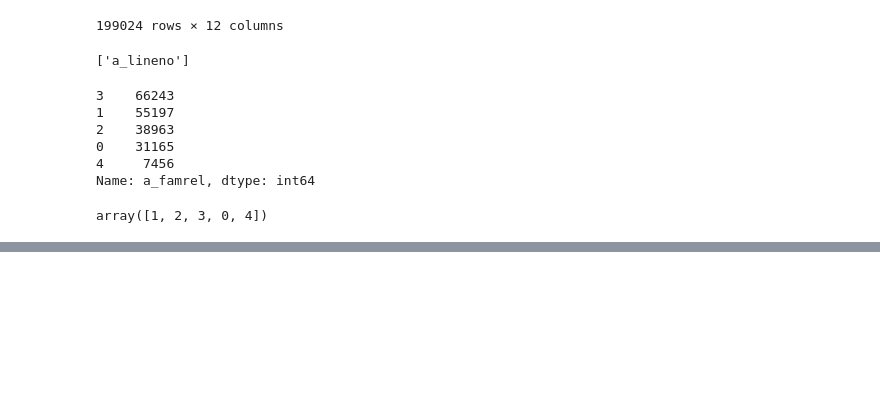
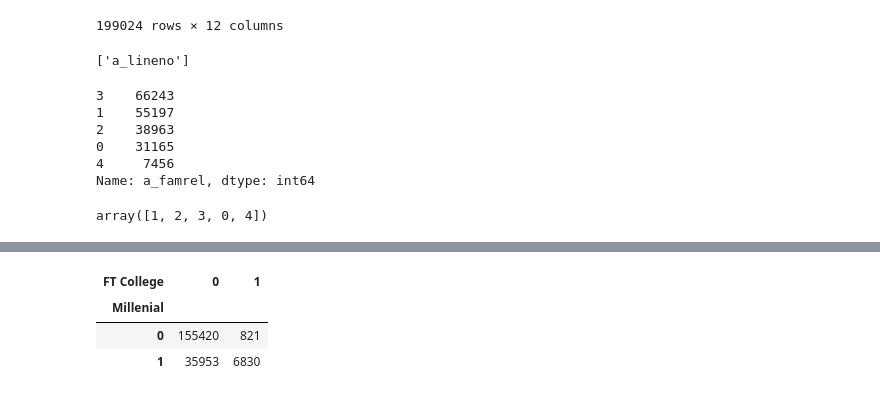
Before and after one commit to reeleis/snake_people, a Jupyter notebook: Importing Stata from CPS.ipynb, the cells around one changed output, grey strips where cells are left out. Cells and saved outputs as stored; diff of their text form; code cells hidden in the pictures; blank space fills up the shorter version.

```diff
--- a/Importing Stata from CPS.ipynb
+++ b/Importing Stata from CPS.ipynb
@@ -191,0 +245,7 @@ HRHTYPE (Household type, may help us decipher family or not)
+# %%
+pd.pivot_table(df, values='h_seq', index=['Millenial'], columns=['FT College'], aggfunc=np.count_nonzero)
+# %% [output]
+| FT College | 0 | 1 |
+| Millenial |  |  |
+| 0 | 155420 | 821 |
+| 1 | 35953 | 6830 |
```
Also changed, not shown: parts of 20 cells of this notebook.
